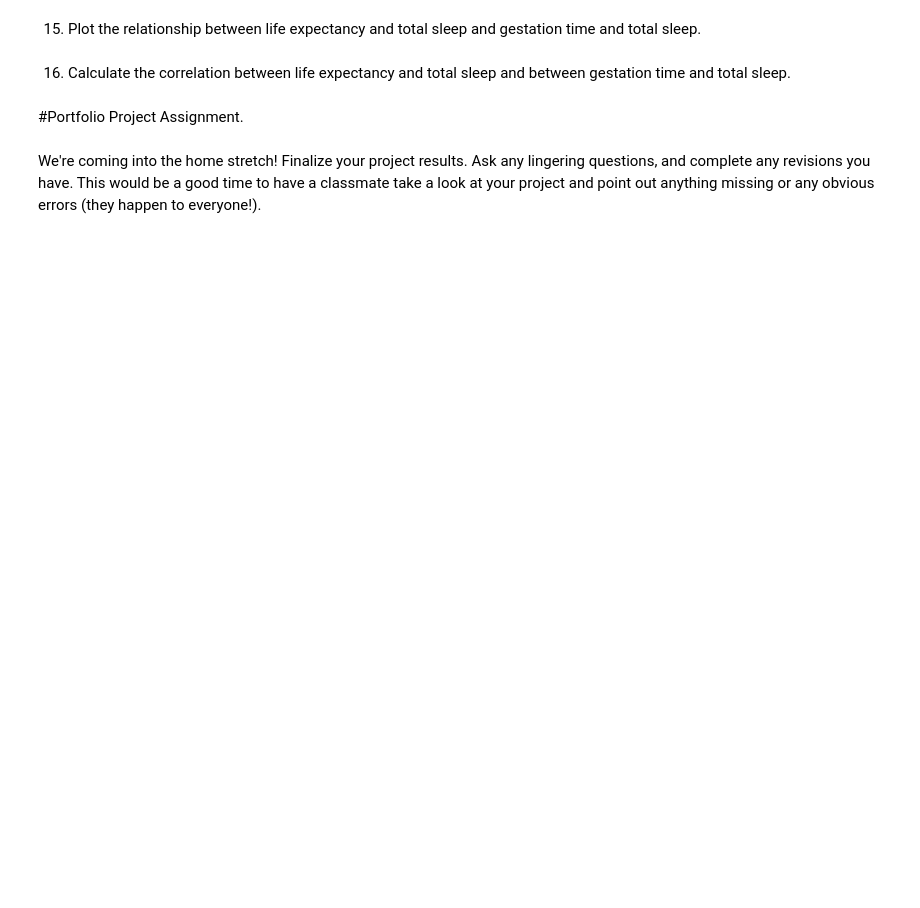
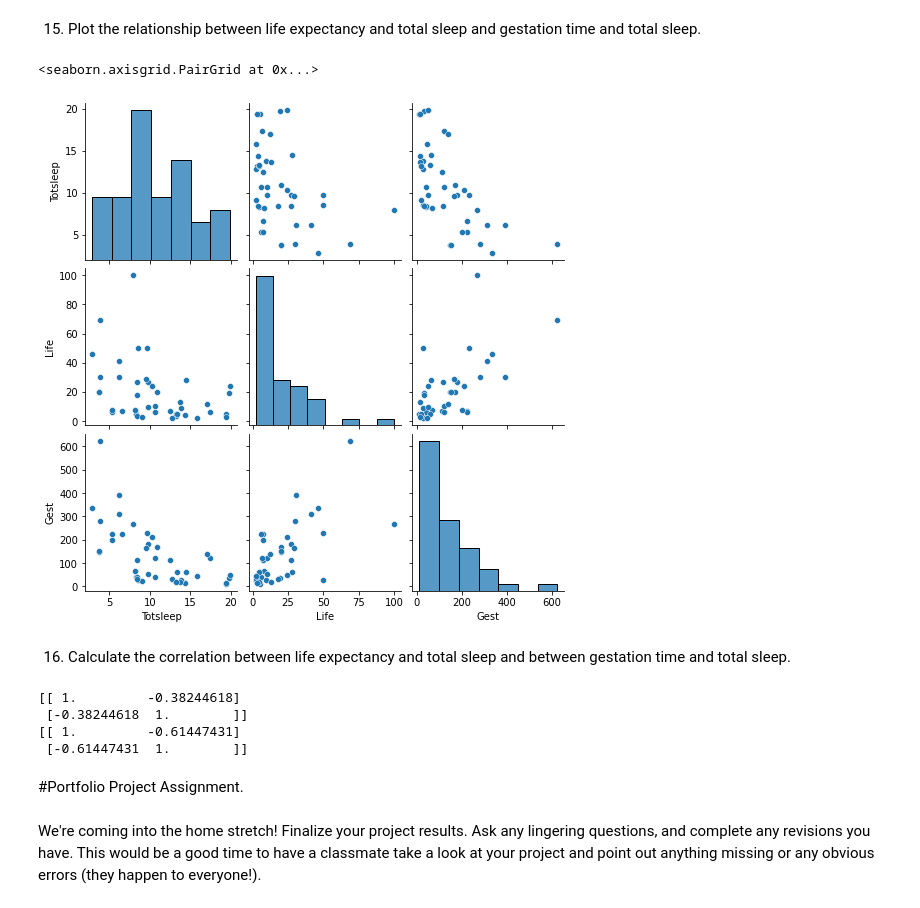
Before and after one commit to JenFaith/DS-Unit-1-Sprint-3-Linear-Algebra, a Jupyter notebook: module1-linear-correlation-regression/Faith-LS_DS_131_Simple_Linear_Regression_Assignment.ipynb, the cells around one changed output. Cells and saved outputs as stored; diff of their text form; code cells hidden in the pictures; blank space fills up the shorter version.

```diff
--- a/module1-linear-correlation-regression/Faith-LS_DS_131_Simple_Linear_Regression_Assignment.ipynb
+++ b/module1-linear-correlation-regression/Faith-LS_DS_131_Simple_Linear_Regression_Assignment.ipynb
@@ -141,0 +240,8 @@ sleep.head()
+# %%
+### YOUR CODE HERE ###
+def editor(word):
+  return (word.replace("_", " "))
+
+sleep['Animal'] = sleep['Animal'].apply(editor)
+
+sleep.head()
@@ -146,2 +257,11 @@ sleep.head()
+# %%
+### YOUR CODE HERE ###
+
+import seaborn as sns
+to_plot = sleep[['Totsleep', 'Life', 'Gest']]
+sns.pairplot(to_plot)
+# %% [output]
+<seaborn.axisgrid.PairGrid at 0x...>
+[figure, added]
 # %% [markdown]
 16) Calculate the correlation between life expectancy and total sleep and between gestation time and total sleep.
@@ -150,3 +268,17 @@ sleep.head()
+# %%
+### YOUR CODE HERE ###
+
+life_sleep = np.corrcoef(sleep['Life'], sleep['Totsleep'])
+
+print(life_sleep)
+
+gest_sleep = np.corrcoef(sleep['Gest'], sleep['Totsleep'])
+print(gest_sleep)
+# %% [output]
+[[ 1.         -0.38244618]
+ [-0.38244618  1.        ]]
+[[ 1.         -0.61447431]
+ [-0.61447431  1.        ]]
 # %% [markdown]
 #Portfolio Project Assignment.
 # %% [markdown]
```
Also changed, not shown: parts of 33 cells of this notebook.
